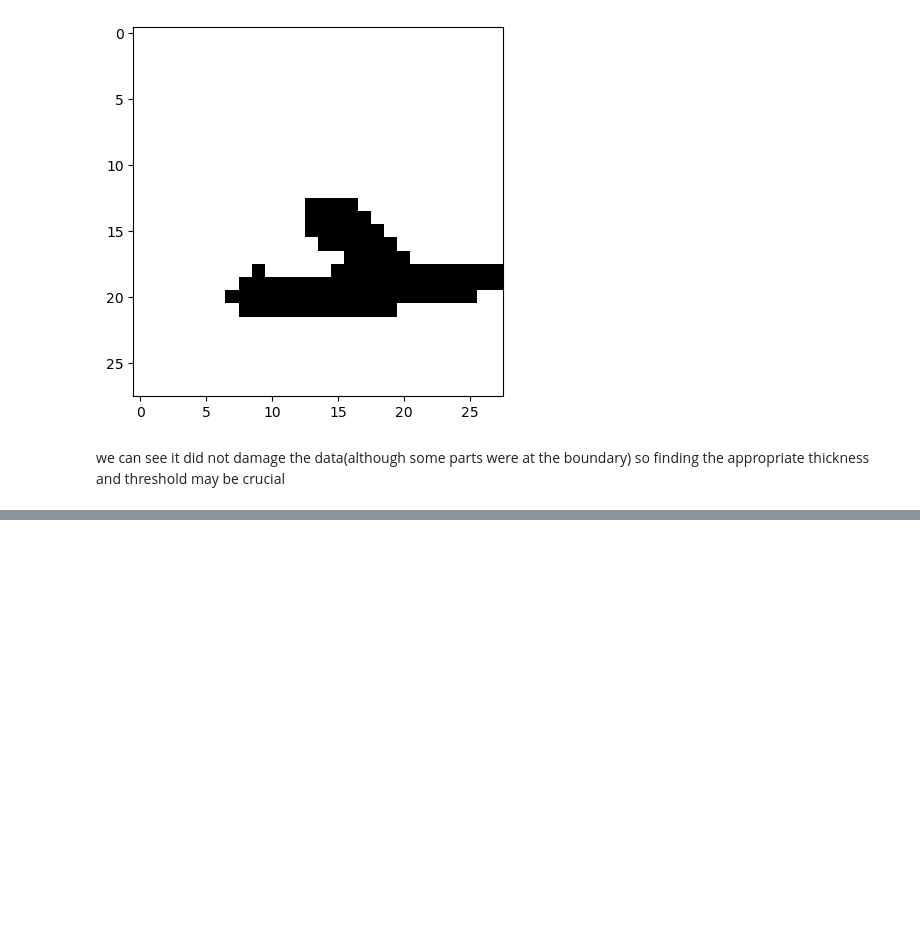
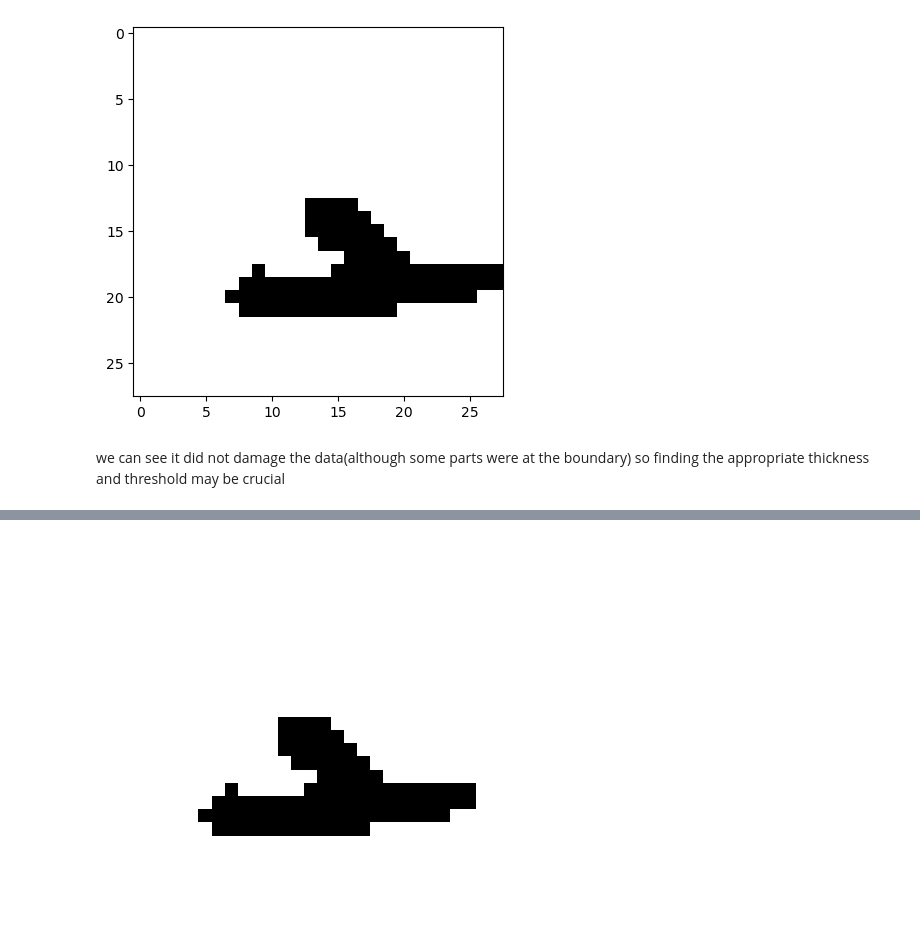
Before and after one commit to nonameR9077/MLproject_2023-2, a Jupyter notebook: preprocessing/npzBorderDel.ipynb, the cells around one changed output, grey strips where cells are left out. Cells and saved outputs as stored; diff of their text form; code cells hidden in the pictures; blank space fills up the shorter version.

```diff
--- a/preprocessing/npzBorderDel.ipynb
+++ b/preprocessing/npzBorderDel.ipynb
@@ -148,0 +182,5 @@ so finding the appropriate thickness and threshold may be crucial
+# %%
+sample = curr_data_num_trVal_img[280].copy()
+plot_digit(detect_del_boundary_v2(sample))
+# %% [output]
+[figure, added]
```
Also changed, not shown: parts of 2 cells of this notebook, 3 other files.
